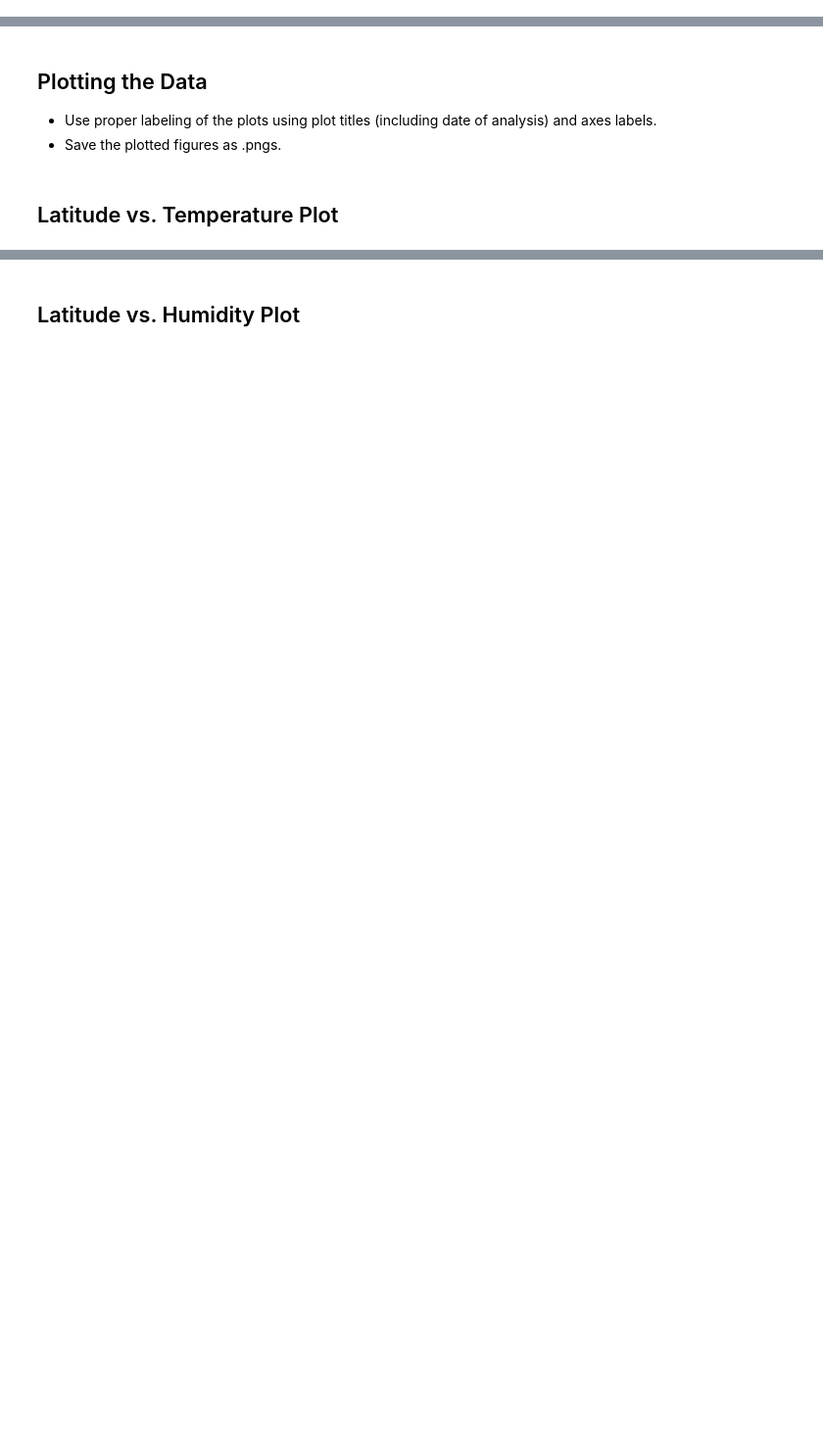
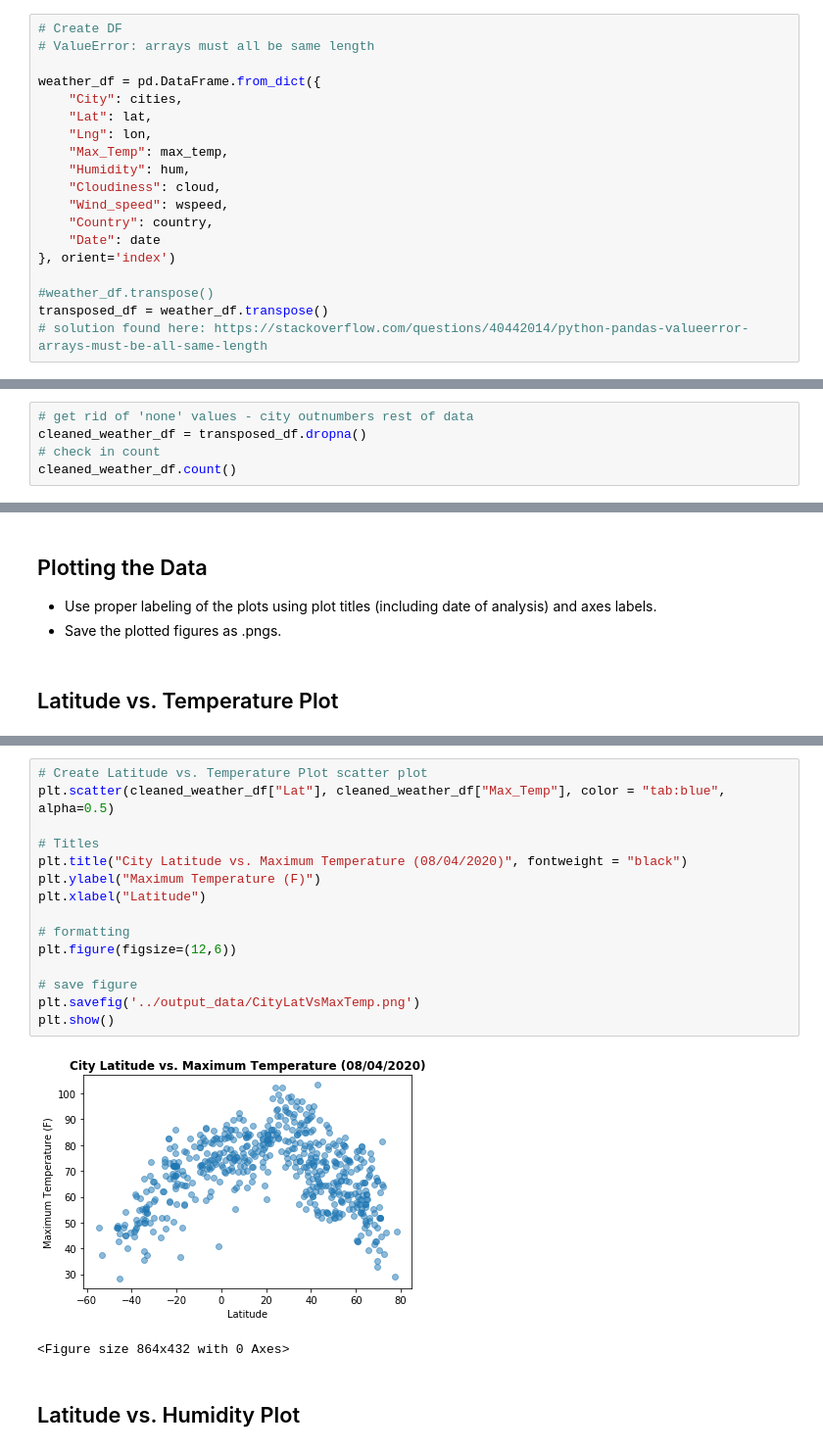
Before and after one commit to ckaady/python-api-challenge, a Jupyter notebook: WeatherPy/WeatherPy.ipynb, the cells around one changed output, grey strips where cells are left out. Shown at 98% size. Cells and saved outputs as stored; diff of their text form; blank space fills up the shorter version.

Commit message:
WeatherPy done up until linreg

```diff
--- a/WeatherPy/WeatherPy.ipynb
+++ b/WeatherPy/WeatherPy.ipynb
@@ -127,0 +125,19 @@ dtype: int64
+# %%
+# Create DF
+# ValueError: arrays must all be same length
+
+weather_df = pd.DataFrame.from_dict({
+    "City": cities,
+    "Lat": lat,
+    "Lng": lon,
+    "Max_Temp": max_temp,
+    "Humidity": hum,
+    "Cloudiness": cloud,
+    "Wind_speed": wspeed,
+    "Country": country,
+    "Date": date
+}, orient='index')
+
+#weather_df.transpose()
+transposed_df = weather_df.transpose()
+# solution found here: https://stackoverflow.com/questions/40442014/python-pandas-valueerror-arrays-must-be-all-same-length
@@ -127,0 +158,5 @@ dtype: int64
+# %%
+# get rid of 'none' values - city outnumbers rest of data
+cleaned_weather_df = transposed_df.dropna()
+# check in count
+cleaned_weather_df.count()
@@ -171,2 +201,20 @@ Int64Index([], dtype='int64')
+# %%
+# Create Latitude vs. Temperature Plot scatter plot
+plt.scatter(cleaned_weather_df["Lat"], cleaned_weather_df["Max_Temp"], color = "tab:blue", alpha=0.5)
+
+# Titles
+plt.title("City Latitude vs. Maximum Temperature (08/04/2020)", fontweight = "black")
+plt.ylabel("Maximum Temperature (F)")
+plt.xlabel("Latitude")
+
+# formatting
+plt.figure(figsize=(12,6))
+
+# save figure
+plt.savefig('../output_data/CityLatVsMaxTemp.png')
+plt.show()
+# %% [output]
+[figure, added]
+<Figure size 864x432 with 0 Axes>
 # %% [markdown]
 ## Latitude vs. Humidity Plot
```
Also changed, not shown: parts of 34 cells of this notebook, 5 other files.
